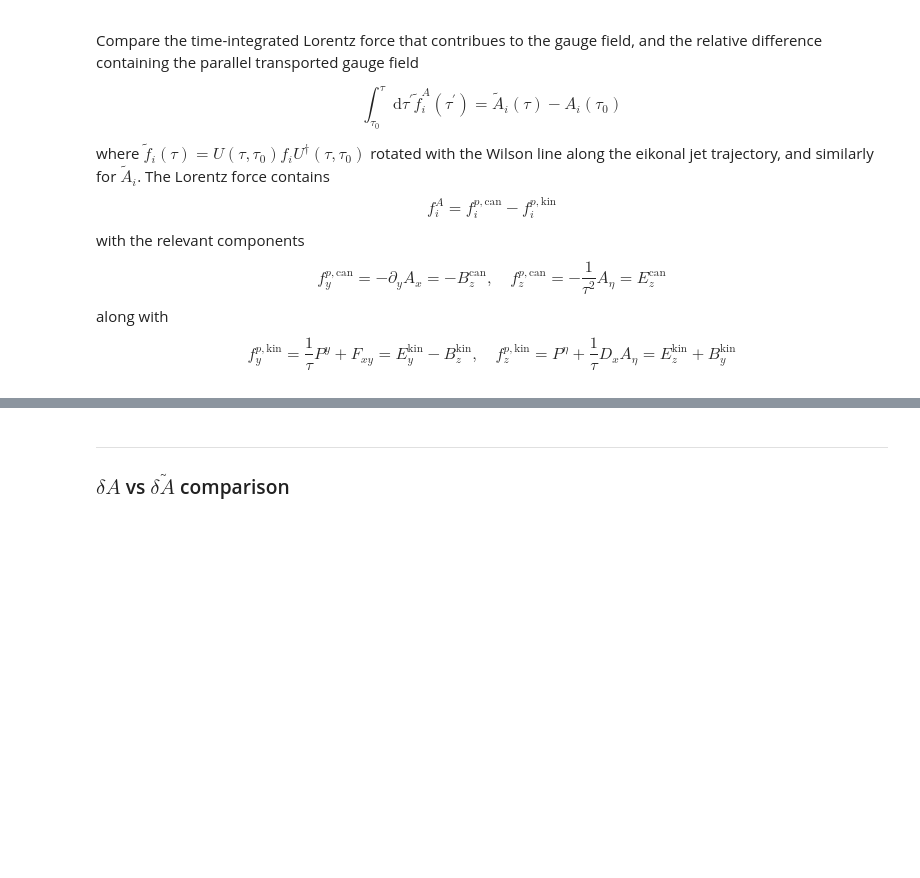
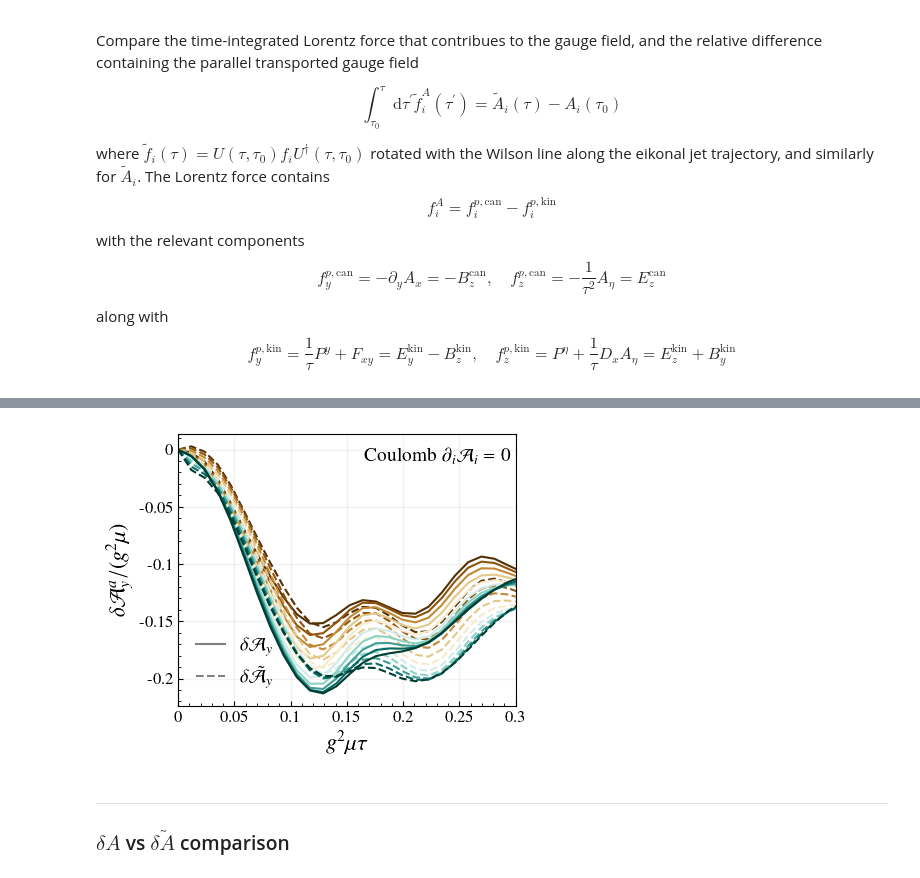
Before and after one commit to avramescudana/curraun, a Jupyter notebook: notebooks/classical_quantum_qhat_coulomb.ipynb, the cells around one changed output, grey strips where cells are left out. Cells and saved outputs as stored; diff of their text form; code cells hidden in the pictures; blank space fills up the shorter version.

```diff
--- a/notebooks/classical_quantum_qhat_coulomb.ipynb
+++ b/notebooks/classical_quantum_qhat_coulomb.ipynb
@@ -537,3 +686,70 @@ plt.show()
+# %%
+import matplotlib.pyplot as plt
+import matplotlib.ticker as mticker
+from matplotlib.lines import Line2D
+import numpy as np
+from curraun.su3 import get_algebra_factors_from_group_element_approximate
+
+plt.rcParams.update({
+    "text.usetex": True,
+    "font.family": "serif",
+    "text.latex.preamble": r"\usepackage{txfonts}"
+})
+
+fig, ax = plt.subplots(figsize=(4.5, 3.5))
+
+ntraj = 10
+cmap_rb = plt.cm.get_cmap('BrBG', 20)
+colors = [cmap_rb(i) for i in np.linspace(0, 1, ntraj)]
+
+i = 1  # y direction
+# na = 0  # algebra factor index (0-7 for SU(3))
+
+# Extract algebra factors from group elements
+def get_algebra_factor(data, traj_idx, direction, algebra_idx):
+    """Extract algebra factor na from group element data for all time steps."""
+    ntime = data.shape[0]
+    result = np.zeros(ntime)
+    for t in range(ntime):
+        g = tuple(data[t, traj_idx, direction, :])  # get group element as tuple
+        factors = get_algebra_factors_from_group_element_approximate(g)
+        result[t] = factors[algebra_idx]
+    return result
+
+for j in range(ntraj):
+    da_algebra = get_algebra_factor(da_coulomb, j, i, na)
+    intfa_algebra = get_algebra_factor(intfa_coulomb, j, i, na)
+    ax.plot(g2mu * tau, da_algebra * E0 / g2mu, linewidth=1.5, linestyle='--', color=colors[j])
+    ax.plot(g2mu * tau, intfa_algebra * E0 / g2mu, linewidth=1.5, color=colors[j])
+
+# ax.set_xlim([0, max(tau)])
+ax.set_xlim([0, 0.3])
+
+ax.xaxis.set_major_formatter(mticker.FuncFormatter(lambda x, _: '{:g}'.format(x)))
+ax.yaxis.set_major_formatter(mticker.FuncFormatter(lambda x, _: '{:g}'.format(x)))
+
+ax.xaxis.set_major_locator(mticker.MultipleLocator(0.05))
+
+ax.set_xlabel(r"$g^2\mu\tau$", fontsize=16)
+ax.set_ylabel(r"$\delta \mathcal{A}^a_y/(g^2\mu)$", fontsize=16)
+ax.grid(color='gray', linestyle='-', linewidth=1, alpha=0.1)
+ax.tick_params(axis='both', which='major', direction='in', labelsize=12)
+ax.minorticks_on()
+ax.tick_params(axis='both', which='minor', direction='in')
+
+legend_elements = [
+    Line2D([0], [0], color='gray', lw=1.5, linestyle='-', label=r'$\delta\mathcal{A}_y$'),
+    Line2D([0], [0], color='gray', lw=1.5, linestyle='--', label=r'$\delta\tilde{\mathcal{A}}_y$'),
+]
+ax.legend(handles=legend_elements, fontsize=14, frameon=False, loc='lower left', handlelength=1.5)
+
+ax.text(0.55, 0.9, r'$\mathrm{Coulomb}\,\,\partial_i\mathcal{A}_i=0$', transform=ax.transAxes, fontsize=14)
+
+plt.tight_layout()
+plt.savefig(f'intfa_deltaa_y_coulomb_{quark}_n_{N}.pdf', facecolor='w')
+plt.show()
+# %% [output]
+[figure, added]
 # %% [markdown]
 ---
 ### $\delta A$ vs $\delta\tilde{A}$ comparison
```
Also changed, not shown: parts of 21 cells of this notebook, 2 other files.
